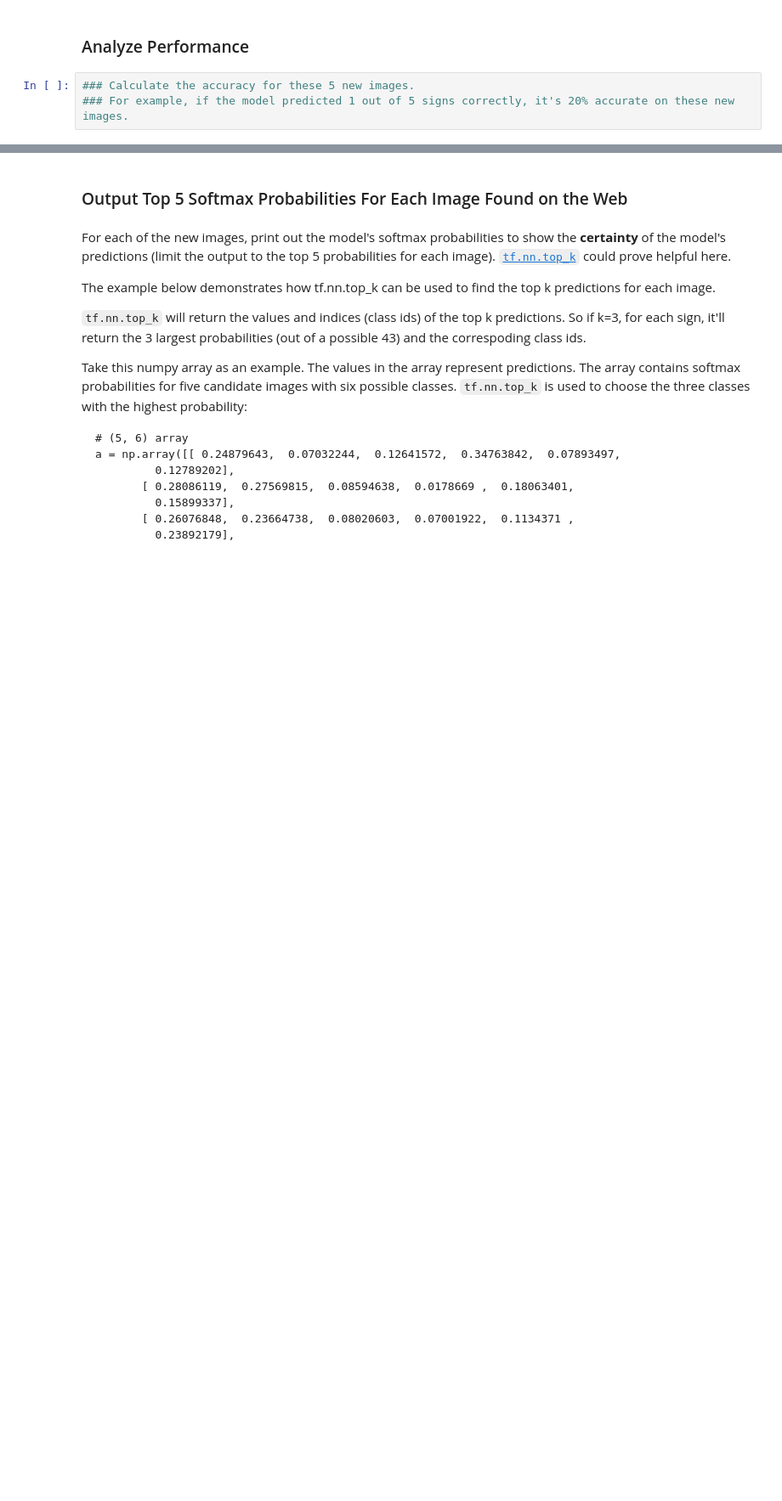
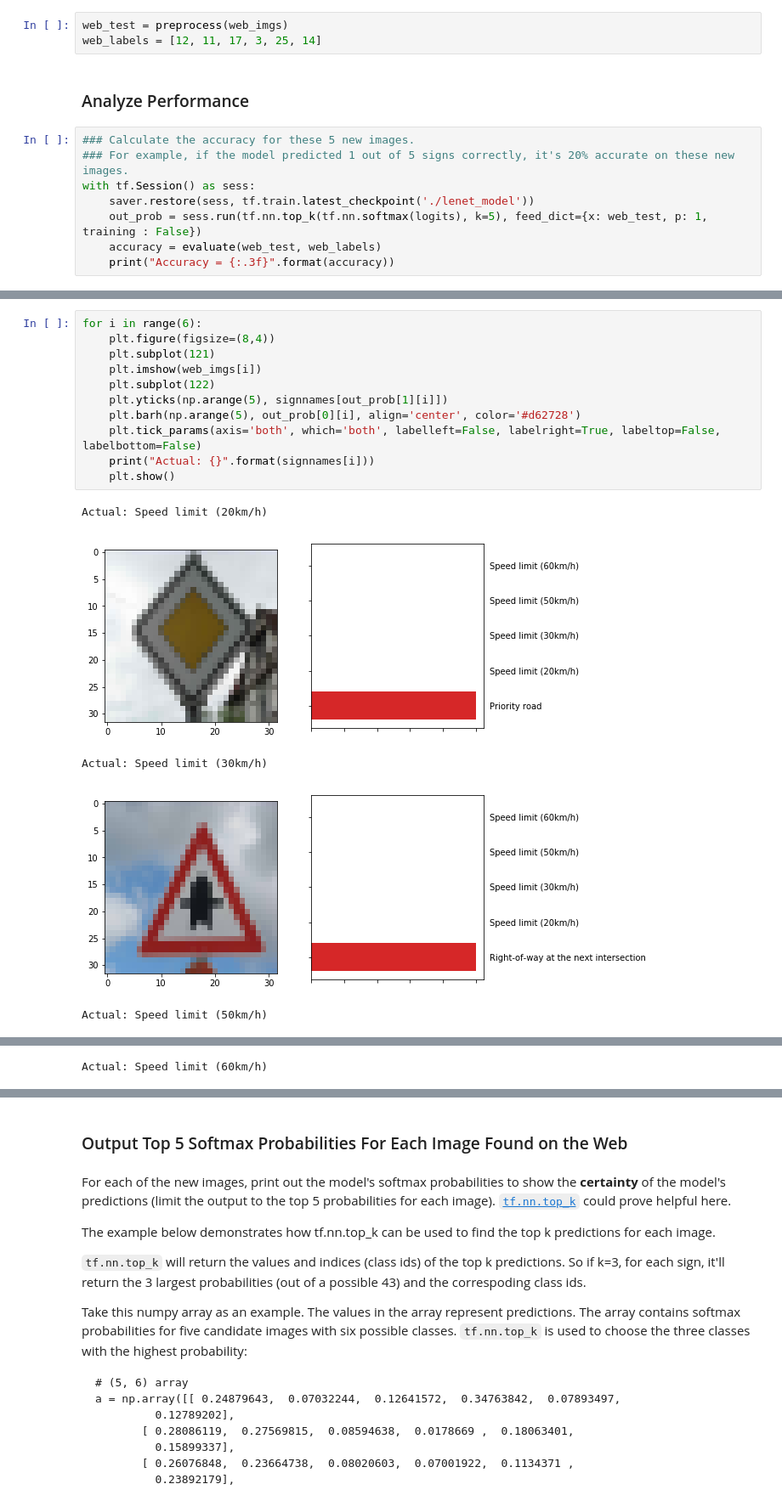
Before and after one commit to gimaik/SDCND, a Jupyter notebook: CarND-Traffic-Sign-Classifier-P3/Traffic_Sign_Classifier.ipynb, the cells around one changed output, grey strips where cells are left out. Shown at 85% size. Cells and saved outputs as stored; diff of their text form; blank space fills up the shorter version.

```diff
--- a/CarND-Traffic-Sign-Classifier-P3/Traffic_Sign_Classifier.ipynb
+++ b/CarND-Traffic-Sign-Classifier-P3/Traffic_Sign_Classifier.ipynb
@@ -346,5 +364,13 @@ You may find `signnames.csv` useful as it contains mappings from the class id (i
+# %%
+web_test = preprocess(web_imgs)
+web_labels = [12, 11, 17, 3, 25, 14]
 # %% [markdown]
 ### Analyze Performance
 # %%
 ### Calculate the accuracy for these 5 new images.
 ### For example, if the model predicted 1 out of 5 signs correctly, it's 20% accurate on these new images.
+with tf.Session() as sess:
+    saver.restore(sess, tf.train.latest_checkpoint('./lenet_model'))
+    out_prob = sess.run(tf.nn.top_k(tf.nn.softmax(logits), k=5), feed_dict={x: web_test, p: 1, training : False})
+    accuracy = evaluate(web_test, web_labels)
+    print("Accuracy = {:.3f}".format(accuracy))
@@ -350,0 +380,17 @@ You may find `signnames.csv` useful as it contains mappings from the class id (i
+# %%
+for i in range(6):
+    plt.figure(figsize=(8,4))
+    plt.subplot(121)
+    plt.imshow(web_imgs[i])
+    plt.subplot(122)
+    plt.yticks(np.arange(5), signnames[out_prob[1][i]])
+    plt.barh(np.arange(5), out_prob[0][i], align='center', color='#d62728')
+    plt.tick_params(axis='both', which='both', labelleft=False, labelright=True, labeltop=False, labelbottom=False)
+    print("Actual: {}".format(signnames[i]))
+    plt.show()
+# %% [output]
+Actual: Speed limit (20km/h)
+[figure, added]
+Actual: Speed limit (30km/h)
+[figure, added]
+Actual: Speed limit (50km/h)
@@ -350,0 +398 @@ You may find `signnames.csv` useful as it contains mappings from the class id (i
+Actual: Speed limit (60km/h)
```
Also changed, not shown: parts of 18 cells of this notebook, 22 other files.
